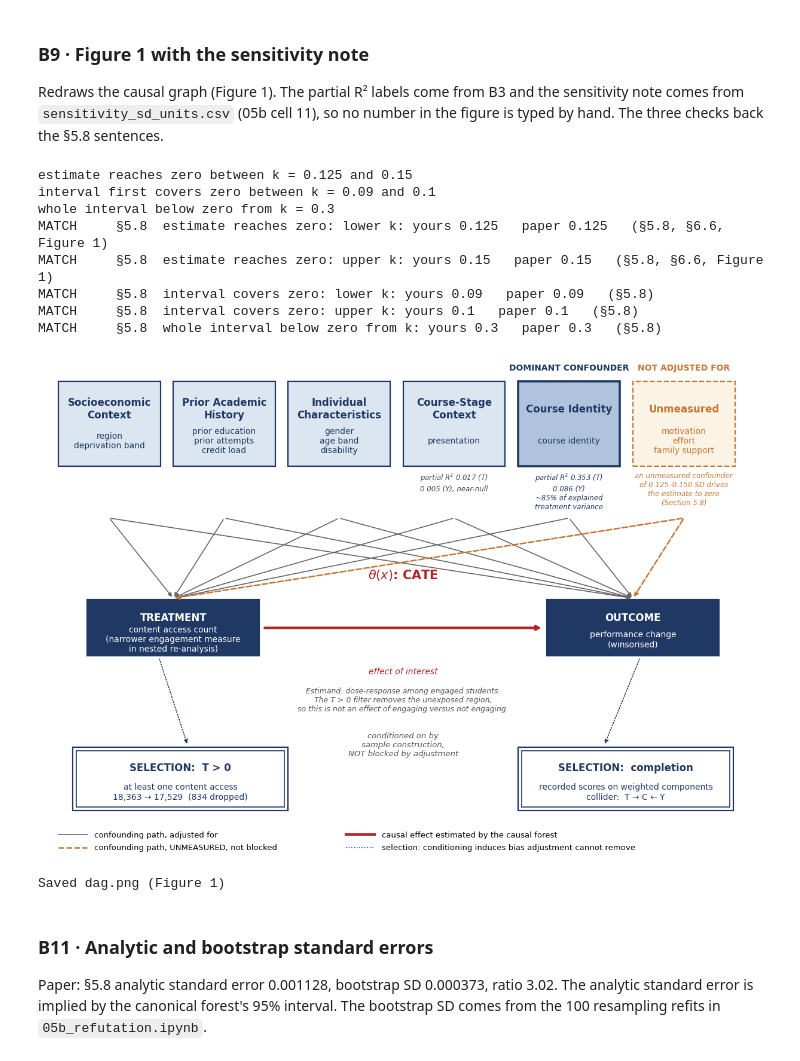
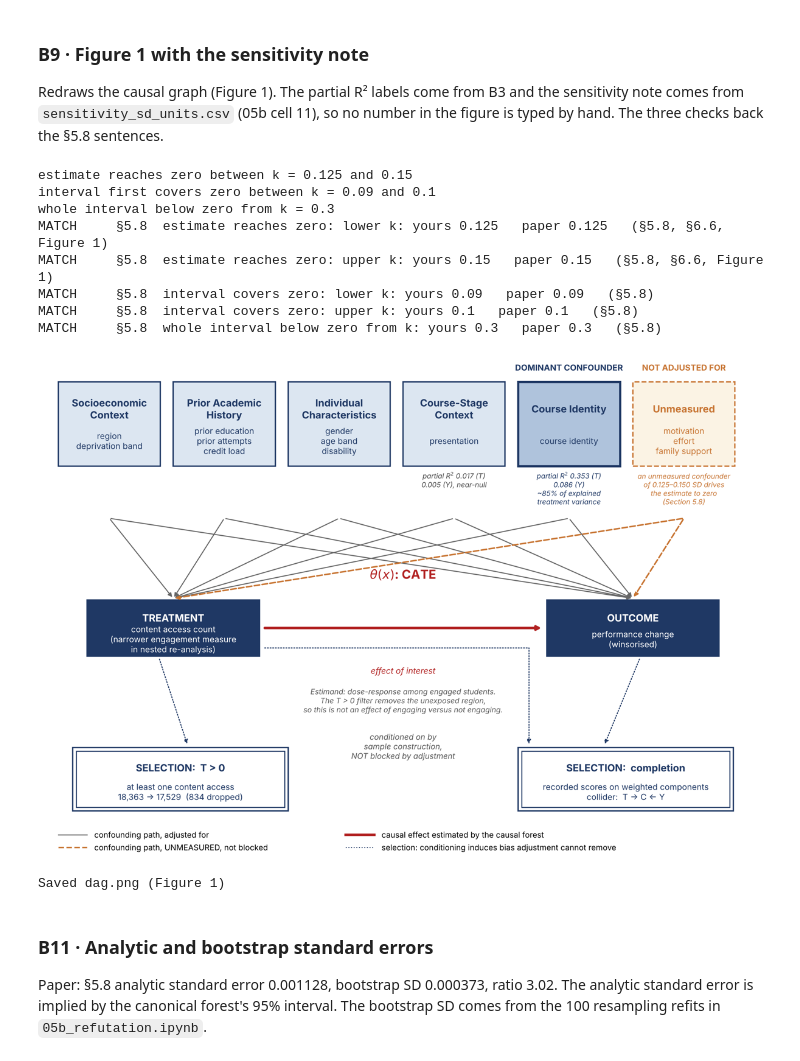
Before and after one commit to cuasalanonymous-commits/CausalMedia, a Jupyter notebook: 06_verification/06_reported_numbers.ipynb, the cells around one changed output. Drawn from its saved outputs; the diff is of its cells as text; code cells hidden in the pictures.

```diff
--- a/06_verification/06_reported_numbers.ipynb
+++ b/06_verification/06_reported_numbers.ipynb
@@ -516,34 +516,35 @@ for i in range(6):
     for tx in (TX, OX):
         ax.annotate('', xy=(tx, TY + 0.2), xytext=(sx, 47.6), arrowprops=style)
 ax.annotate('', xy=(69.5, 32), xytext=(30.5, 32), arrowprops=dict(arrowstyle='-|>', color=RED, lw=3))
 ax.text(50, 39, r'$\theta(x)$: CATE', ha='center', fontsize=15, fontweight='bold', color=RED)
 ax.text(50, 25.5, 'effect of interest', ha='center', fontsize=10, style='italic', color=RED)
 
 box(4, 6, 30, 9, 'SELECTION:  T > 0', 'at least one content access\n18,363 → 17,529  (834 dropped)', fc='white', double=True)
 box(66, 6, 30, 9, 'SELECTION:  completion', 'recorded scores on weighted components\ncollider:  T → C ← Y', fc='white', double=True)
 ax.annotate('', xy=(20, 15.3), xytext=(16, 27.8), arrowprops=dict(arrowstyle='-|>', color=NAVY, lw=1.2, ls=':'))
 ax.annotate('', xy=(78, 15.3), xytext=(83, 27.8), arrowprops=dict(arrowstyle='-|>', color=NAVY, lw=1.2, ls=':'))
+ax.annotate('', xy=(67.5, 15.3), xytext=(30.5, 29.2), arrowprops=dict(arrowstyle='-|>', color=NAVY, lw=1.2, ls=':', connectionstyle='angle,angleA=0,angleB=90,rad=0'))  # T -> completion (collider)
 ax.text(50, 17.2, 'conditioned on by\nsample construction,\nNOT blocked by adjustment', ha='center', va='top', fontsize=9.5, style='italic', color='#555555')
 ax.plot([2, 6], [2.6, 2.6], color='#666666', lw=1.2); ax.text(7, 2.6, 'confounding path, adjusted for', va='center', fontsize=9.5)
 ax.plot([2, 6], [0.8, 0.8], color='#C87533', lw=1.8, ls='--'); ax.text(7, 0.8, 'confounding path, UNMEASURED, not blocked', va='center', fontsize=9.5)
 ax.plot([42, 46], [2.6, 2.6], color=RED, lw=3); ax.text(47, 2.6, 'causal effect estimated by the causal forest', va='center', fontsize=9.5)
 ax.plot([42, 46], [0.8, 0.8], color=NAVY, lw=1.2, ls=':'); ax.text(47, 0.8, 'selection: conditioning induces bias adjustment cannot remove', va='center', fontsize=9.5)
 ax.text(50, 23.6, 'Estimand: dose-response among engaged students.\nThe T > 0 filter removes the unexposed region,\nso this is not an effect of engaging versus not engaging.',
         ha='center', va='top', fontsize=9, style='italic', color='#555555')
 fig.savefig(f'{BASE}/03_causal_structure/dag.png' if os.path.isdir(f'{BASE}/03_causal_structure') else f'{BASE}/dag.png',
             dpi=200, bbox_inches='tight')
 plt.show()
 print('Saved dag.png (Figure 1)')
 # %% [output]
 estimate reaches zero between k = 0.125 and 0.15
 interval first covers zero between k = 0.09 and 0.1
 whole interval below zero from k = 0.3
 MATCH     §5.8  estimate reaches zero: lower k: yours 0.125   paper 0.125   (§5.8, §6.6, Figure 1)
 MATCH     §5.8  estimate reaches zero: upper k: yours 0.15   paper 0.15   (§5.8, §6.6, Figure 1)
 MATCH     §5.8  interval covers zero: lower k: yours 0.09   paper 0.09   (§5.8)
 MATCH     §5.8  interval covers zero: upper k: yours 0.1   paper 0.1   (§5.8)
 MATCH     §5.8  whole interval below zero from k: yours 0.3   paper 0.3   (§5.8)
-[figure, old version]
+[figure, new version]
 Saved dag.png (Figure 1)
 # %% [markdown]
 ### B11 · Analytic and bootstrap standard errors
```
Also changed, not shown: parts of 1 cell of this notebook, 3 other files.
